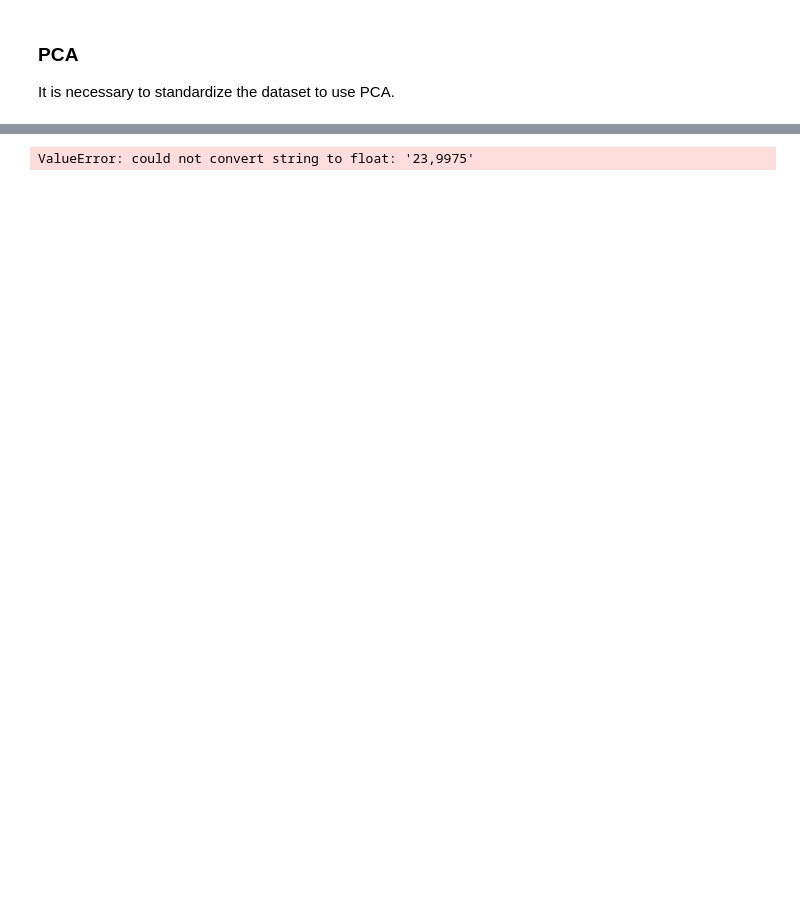
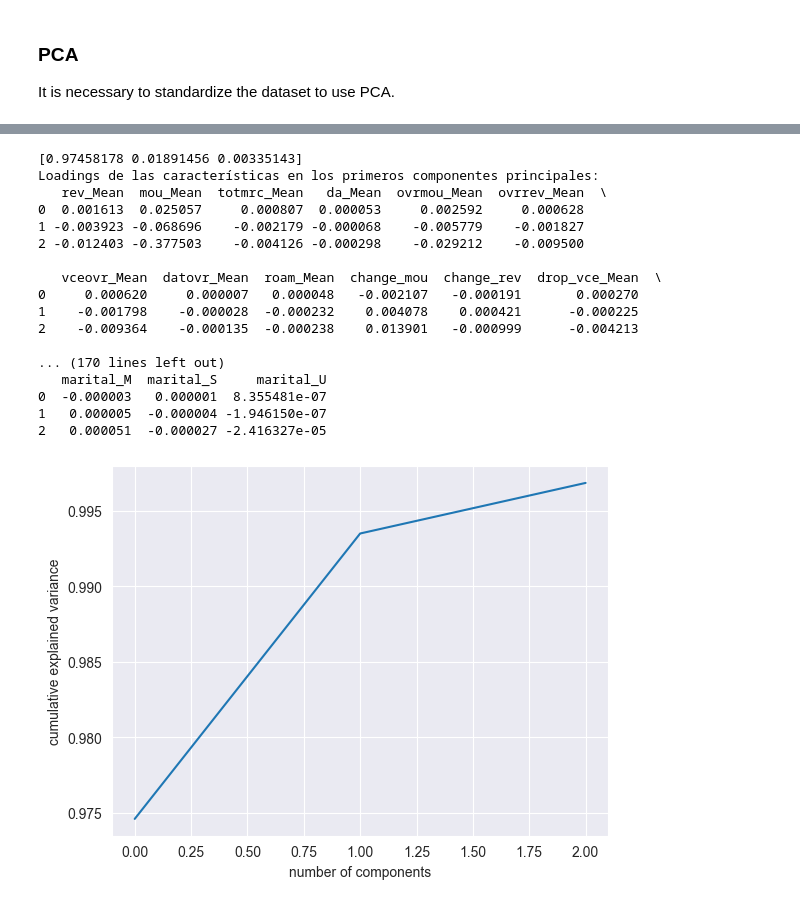
Before and after one commit to GerardGV/abandonPrediction, a Jupyter notebook: localML/main.ipynb, the cells around one changed output, grey strips where cells are left out. Saved outputs shown, nothing was run; the diff lists cells and outputs as text; code cells hidden in the pictures; blank space fills up the shorter version.

```diff
--- a/localML/main.ipynb
+++ b/localML/main.ipynb
@@ -222,20 +455,50 @@ nanDrop_Y=dfDropNan['churn']
-# %%
-scaler = StandardScaler()
-
-nanSubs_X_std=scaler.fit_transform(nanSubs_X)
-
-nanDrop_X_std=scaler.fit_transform(nanDrop_X)
-
-pca = PCA(n_components=2)
-
-nanSubs_X_pca=pca.fit_transform(nanSubs_X)
-
-#Printing results of PCA
-print(pca.explained_variance_ratio_)
-
-nanDrop_X_pca=pca.fit_transform(nanDrop_X)
-
-#Printing results of PCA
-print(pca.explained_variance_ratio_)
-# %% [output]
-ValueError: could not convert string to float: '23,9975'
+# %%
+nanDrop_X=dfDropNan.drop(columns='churn')
+nanDrop_Y=dfDropNan['churn']
+nanDrop_X_std=scaler.fit_transform(nanDrop_X)
+
+pca = PCA(n_components=3)
+
+nanDrop_X_pca=pca.fit_transform(nanDrop_X)
+
+#Printing results of PCA
+print(pca.explained_variance_ratio_)
+
+# Obtener los loadings de las características en los primeros componentes principales
+loadings = pca.components_
+
+# Obtener nombres de características originales (suponiendo que tienes un DataFrame)
+feature_names = list(nanDrop_X.columns)
+
+# Crear un DataFrame para visualizar los loadings junto con los nombres de las características
+loadings_df = pd.DataFrame(loadings, columns=feature_names)
+
+
+
+# Visualizar el DataFrame de loadings
+print("Loadings de las características en los primeros componentes principales:")
+with pd.option_context('display.max_rows', None, 'display.max_columns', None):
+   print(loadings_df)
+
+plt.plot(np.cumsum(pca.explained_variance_ratio_))
+plt.xlabel('number of components')
+plt.ylabel('cumulative explained variance');
+# %% [output]
+[0.97458178 0.01891456 0.00335143]
+Loadings de las características en los primeros componentes principales:
+   rev_Mean  mou_Mean  totmrc_Mean   da_Mean  ovrmou_Mean  ovrrev_Mean  \
+0  0.001613  0.025057     0.000807  0.000053     0.002592     0.000628
+1 -0.003923 -0.068696    -0.002179 -0.000068    -0.005779    -0.001827
+2 -0.012403 -0.377503    -0.004126 -0.000298    -0.029212    -0.009500
+
+   vceovr_Mean  datovr_Mean  roam_Mean  change_mou  change_rev  drop_vce_Mean  \
+0     0.000620     0.000007   0.000048   -0.002107   -0.000191       0.000270
+1    -0.001798    -0.000028  -0.000232    0.004078    0.000421      -0.000225
+2    -0.009364    -0.000135  -0.000238    0.013901   -0.000999      -0.004213
+
+... (170 lines left out)
+   marital_M  marital_S     marital_U
+0  -0.000003   0.000001  8.355481e-07
+1   0.000005  -0.000004 -1.946150e-07
+2   0.000051  -0.000027 -2.416327e-05
+[figure, added]
```
Also changed, not shown: parts of 33 cells of this notebook.
